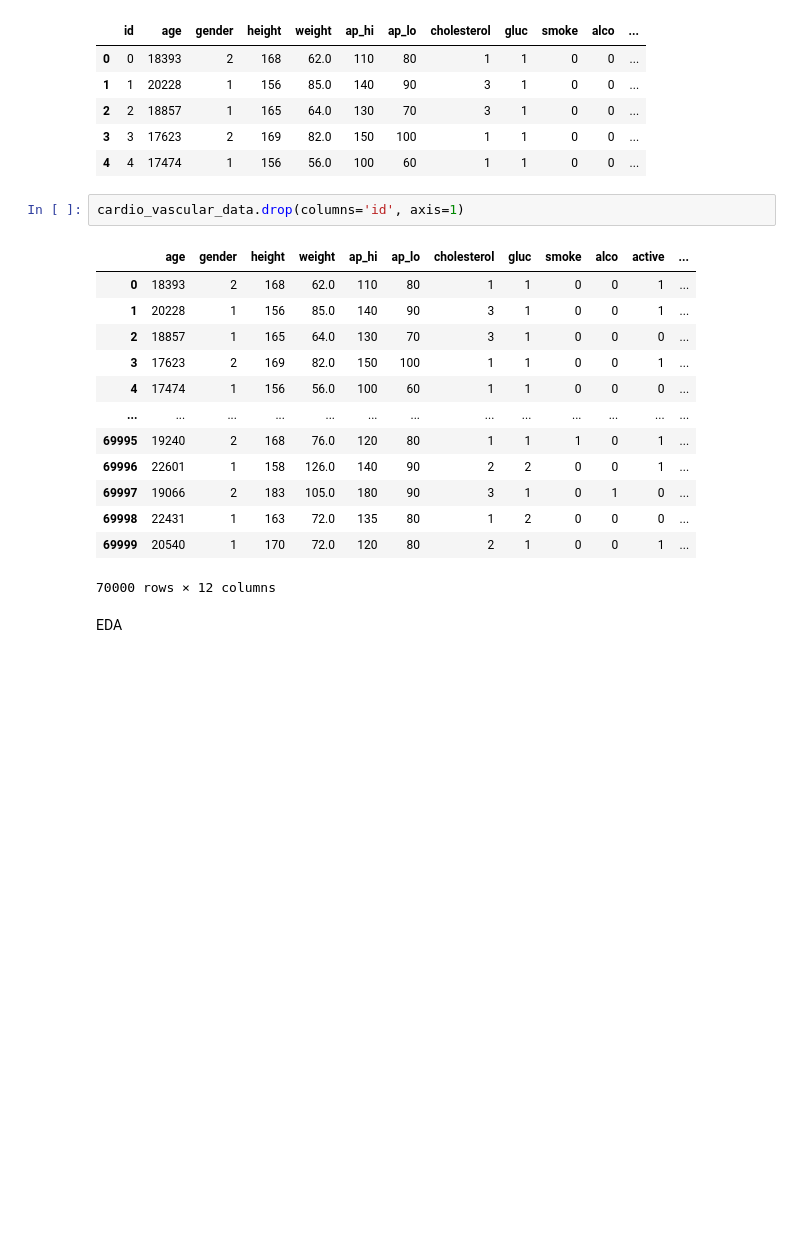
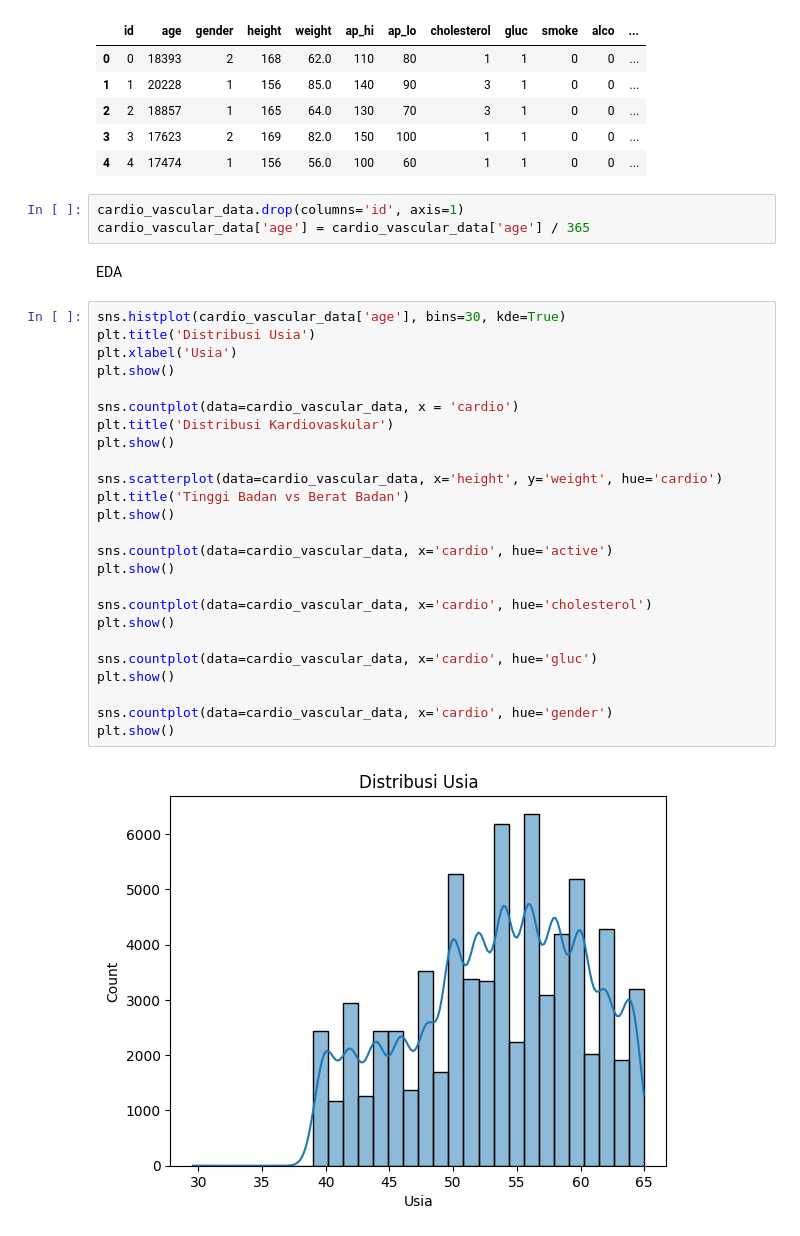
Before and after one commit to Rizal-Nurochman/MachineLearningModels, a Jupyter notebook: cardio_vascular_disease_detection.ipynb, the cells around one changed output. Drawn from its saved outputs; the diff is of its cells as text; blank space fills up the shorter version.

```diff
--- a/cardio_vascular_disease_detection.ipynb
+++ b/cardio_vascular_disease_detection.ipynb
@@ -37,19 +37,33 @@ cardio_vascular_data.head()
 | 4 | 4 | 17474 | 1 | 156 | 56.0 | 100 | 60 | 1 | 1 | 0 | 0 | ... |
 # %%
 cardio_vascular_data.drop(columns='id', axis=1)
+cardio_vascular_data['age'] = cardio_vascular_data['age'] / 365
-# %% [output]
-|  | age | gender | height | weight | ap_hi | ap_lo | cholesterol | gluc | smoke | alco | active | ... |
-| 0 | 18393 | 2 | 168 | 62.0 | 110 | 80 | 1 | 1 | 0 | 0 | 1 | ... |
-| 1 | 20228 | 1 | 156 | 85.0 | 140 | 90 | 3 | 1 | 0 | 0 | 1 | ... |
-| 2 | 18857 | 1 | 165 | 64.0 | 130 | 70 | 3 | 1 | 0 | 0 | 0 | ... |
-| 3 | 17623 | 2 | 169 | 82.0 | 150 | 100 | 1 | 1 | 0 | 0 | 1 | ... |
-| 4 | 17474 | 1 | 156 | 56.0 | 100 | 60 | 1 | 1 | 0 | 0 | 0 | ... |
-| ... | ... | ... | ... | ... | ... | ... | ... | ... | ... | ... | ... | ... |
-| 69995 | 19240 | 2 | 168 | 76.0 | 120 | 80 | 1 | 1 | 1 | 0 | 1 | ... |
-| 69996 | 22601 | 1 | 158 | 126.0 | 140 | 90 | 2 | 2 | 0 | 0 | 1 | ... |
-| 69997 | 19066 | 2 | 183 | 105.0 | 180 | 90 | 3 | 1 | 0 | 1 | 0 | ... |
-| 69998 | 22431 | 1 | 163 | 72.0 | 135 | 80 | 1 | 2 | 0 | 0 | 0 | ... |
-| 69999 | 20540 | 1 | 170 | 72.0 | 120 | 80 | 2 | 1 | 0 | 0 | 1 | ... |
-70000 rows × 12 columns
 # %% [markdown]
 EDA
+# %%
+sns.histplot(cardio_vascular_data['age'], bins=30, kde=True)
+plt.title('Distribusi Usia')
+plt.xlabel('Usia')
+plt.show()
+
+sns.countplot(data=cardio_vascular_data, x = 'cardio')
+plt.title('Distribusi Kardiovaskular')
+plt.show()
+
+sns.scatterplot(data=cardio_vascular_data, x='height', y='weight', hue='cardio')
+plt.title('Tinggi Badan vs Berat Badan')
+plt.show()
+
+sns.countplot(data=cardio_vascular_data, x='cardio', hue='active')
+plt.show()
+
+sns.countplot(data=cardio_vascular_data, x='cardio', hue='cholesterol')
+plt.show()
+
+sns.countplot(data=cardio_vascular_data, x='cardio', hue='gluc')
+plt.show()
+
+sns.countplot(data=cardio_vascular_data, x='cardio', hue='gender')
+plt.show()
+# %% [output]
+[figure, added]
```
Also changed, not shown: parts of 16 cells of this notebook.
